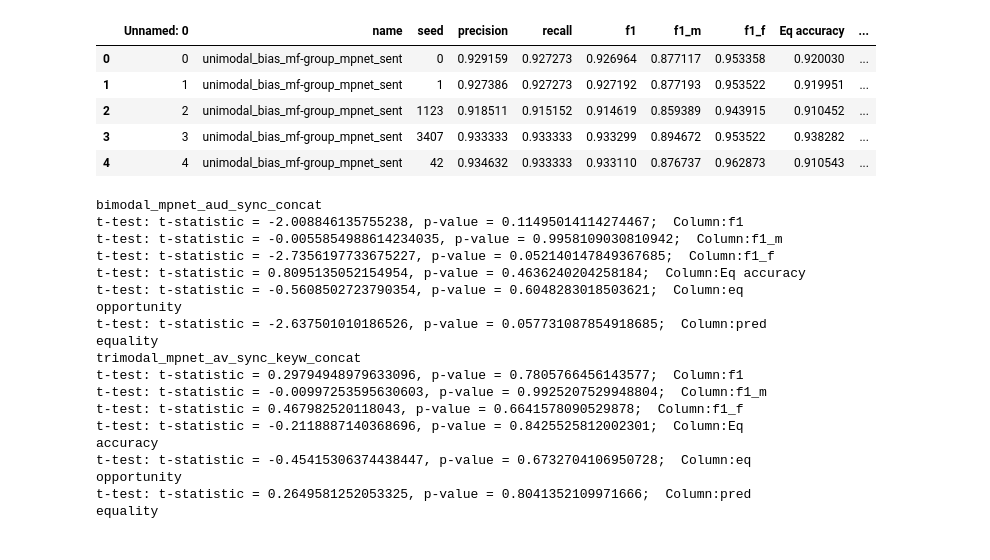
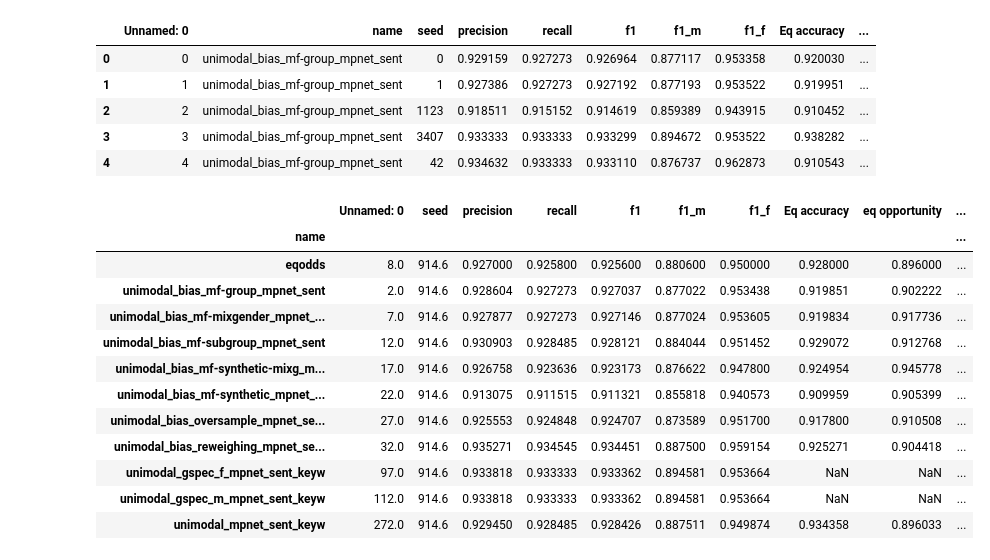
Before and after one commit to StanMey/Master_thesis_DVlog, a Jupyter notebook: notebooks/results_processing.ipynb, the cells around one changed output. Cells and saved outputs as stored; diff of their text form; code cells hidden in the pictures.

```diff
--- a/notebooks/results_processing.ipynb
+++ b/notebooks/results_processing.ipynb
@@ -47,39 +47,19 @@ df.head()
 | 2 | 2 | unimodal_bias_mf-group_mpnet_sent | 1123 | 0.918511 | 0.915152 | 0.914619 | 0.859389 | 0.943915 | 0.910452 | ... |
 | 3 | 3 | unimodal_bias_mf-group_mpnet_sent | 3407 | 0.933333 | 0.933333 | 0.933299 | 0.894672 | 0.953522 | 0.938282 | ... |
 | 4 | 4 | unimodal_bias_mf-group_mpnet_sent | 42 | 0.934632 | 0.933333 | 0.933110 | 0.876737 | 0.962873 | 0.910543 | ... |
-# %%
-# Performance metrics of the two models on the test set (e.g., F1-scores for each test sample)
-base_model = "unimodal_mpnet_sent_keyw"
-comparison_models = ["bimodal_mpnet_aud_sync_concat", "trimodal_mpnet_av_sync_keyw_concat"]
-columns = ["f1", "f1_m", "f1_f", "Eq accuracy", "eq opportunity", "pred equality"]
-
-# go over each comparison model and compute the t-test
-base_info = df_results[df_results["name"] == base_model]
-base_info
-
-for comp_name in comparison_models:
-    print(comp_name)
-    comp_info = df_results[df_results["name"] == comp_name]
-
-    # for each column perform the paired t-test
-    for column in columns:
-        model1_scores = base_info[column].values
-        model2_scores = comp_info[column].values
-
-        t_statistic, p_value = ttest_rel(model1_scores, model2_scores, alternative="two-sided")
-        print(f"t-test: t-statistic = {t_statistic}, p-value = {p_value};  Column:{column}")
-# %% [output]
-bimodal_mpnet_aud_sync_concat
-t-test: t-statistic = -2.008846135755238, p-value = 0.11495014114274467;  Column:f1
-t-test: t-statistic = -0.0055854988614234035, p-value = 0.9958109030810942;  Column:f1_m
-t-test: t-statistic = -2.7356197733675227, p-value = 0.052140147849367685;  Column:f1_f
-t-test: t-statistic = 0.8095135052154954, p-value = 0.4636240204258184;  Column:Eq accuracy
-t-test: t-statistic = -0.5608502723790354, p-value = 0.6048283018503621;  Column:eq opportunity
-t-test: t-statistic = -2.637501010186526, p-value = 0.057731087854918685;  Column:pred equality
-trimodal_mpnet_av_sync_keyw_concat
-t-test: t-statistic = 0.29794948979633096, p-value = 0.7805766456143577;  Column:f1
-t-test: t-statistic = -0.00997253595630603, p-value = 0.9925207529948804;  Column:f1_m
-t-test: t-statistic = 0.467982520118043, p-value = 0.6641578090529878;  Column:f1_f
-t-test: t-statistic = -0.2118887140368696, p-value = 0.8425525812002301;  Column:Eq accuracy
-t-test: t-statistic = -0.45415306374438447, p-value = 0.6732704106950728;  Column:eq opportunity
-t-test: t-statistic = 0.2649581252053325, p-value = 0.8041352109971666;  Column:pred equality
+# %%
+df.groupby("name").mean()
+# %% [output]
+|  | Unnamed: 0 | seed | precision | recall | f1 | f1_m | f1_f | Eq accuracy | eq opportunity | ... |
+| name |  |  |  |  |  |  |  |  |  | ... |
+| eqodds | 8.0 | 914.6 | 0.927000 | 0.925800 | 0.925600 | 0.880600 | 0.950000 | 0.928000 | 0.896000 | ... |
+| unimodal_bias_mf-group_mpnet_sent | 2.0 | 914.6 | 0.928604 | 0.927273 | 0.927037 | 0.877022 | 0.953438 | 0.919851 | 0.902222 | ... |
+| unimodal_bias_mf-mixgender_mpnet_... | 7.0 | 914.6 | 0.927877 | 0.927273 | 0.927146 | 0.877024 | 0.953605 | 0.919834 | 0.917736 | ... |
+| unimodal_bias_mf-subgroup_mpnet_sent | 12.0 | 914.6 | 0.930903 | 0.928485 | 0.928121 | 0.884044 | 0.951452 | 0.929072 | 0.912768 | ... |
+| unimodal_bias_mf-synthetic-mixg_m... | 17.0 | 914.6 | 0.926758 | 0.923636 | 0.923173 | 0.876622 | 0.947800 | 0.924954 | 0.945778 | ... |
+| unimodal_bias_mf-synthetic_mpnet_... | 22.0 | 914.6 | 0.913075 | 0.911515 | 0.911321 | 0.855818 | 0.940573 | 0.909959 | 0.905399 | ... |
+| unimodal_bias_oversample_mpnet_se... | 27.0 | 914.6 | 0.925553 | 0.924848 | 0.924707 | 0.873589 | 0.951700 | 0.917800 | 0.910508 | ... |
+| unimodal_bias_reweighing_mpnet_se... | 32.0 | 914.6 | 0.935271 | 0.934545 | 0.934451 | 0.887500 | 0.959154 | 0.925271 | 0.904418 | ... |
+| unimodal_gspec_f_mpnet_sent_keyw | 97.0 | 914.6 | 0.933818 | 0.933333 | 0.933362 | 0.894581 | 0.953664 | NaN | NaN | ... |
+| unimodal_gspec_m_mpnet_sent_keyw | 112.0 | 914.6 | 0.933818 | 0.933333 | 0.933362 | 0.894581 | 0.953664 | NaN | NaN | ... |
+| unimodal_mpnet_sent_keyw | 272.0 | 914.6 | 0.929450 | 0.928485 | 0.928426 | 0.887511 | 0.949874 | 0.934358 | 0.896033 | ... |
```
Also changed, not shown: parts of 5 cells of this notebook, 1 other file.
